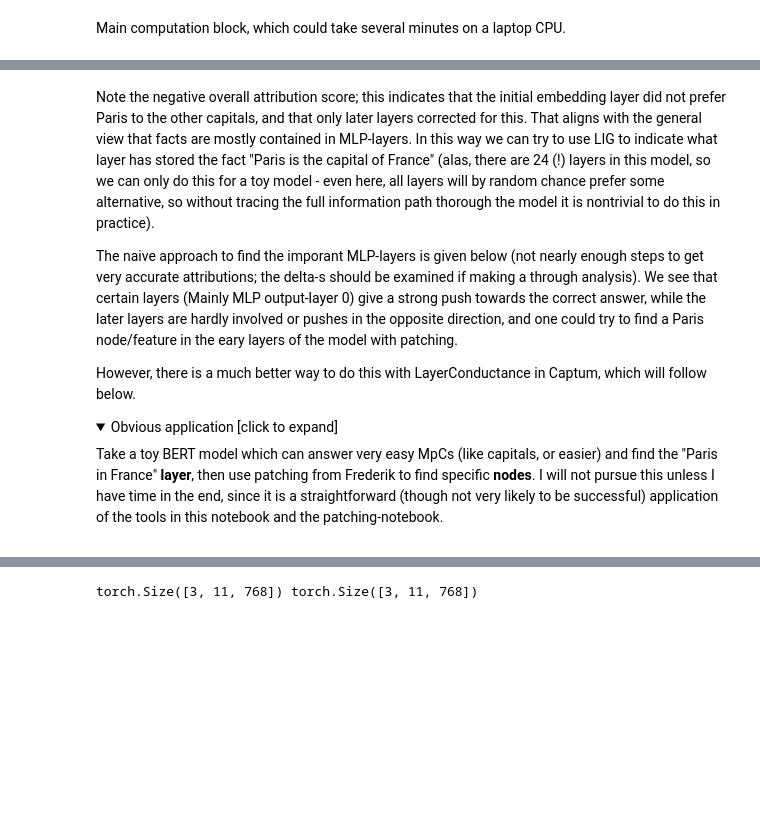
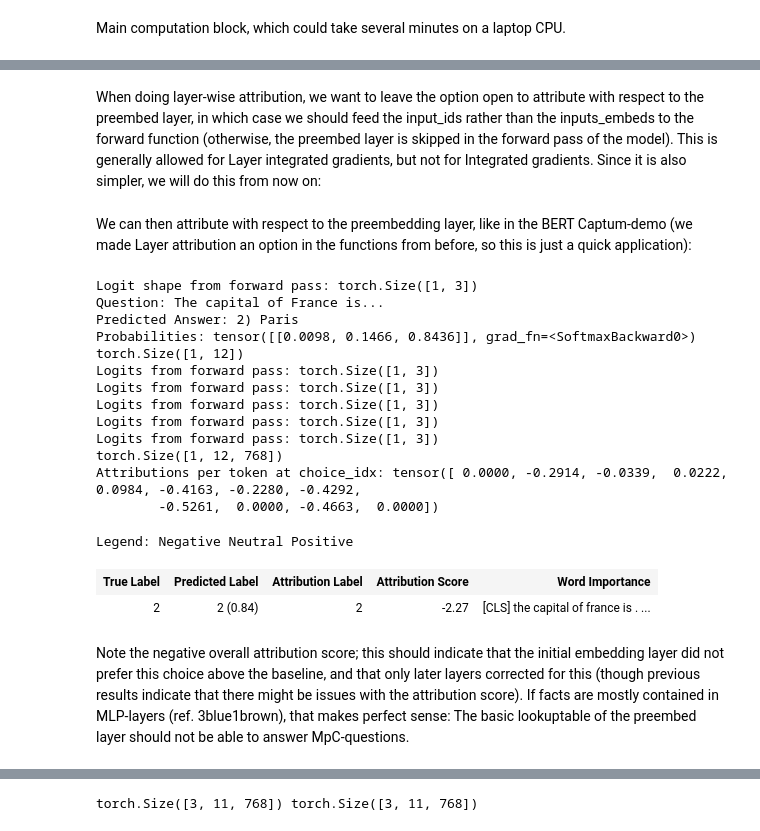
Before and after one commit to 5an0j/Circuits-INTED-2025, a Jupyter notebook: Code/MultipleChoice/FINAL_Captum_Attr_BERT.ipynb, the cells around one changed output, grey strips where cells are left out. Drawn from its saved outputs; the diff is of its cells as text; code cells hidden in the pictures; folded sections open; blank space fills up the shorter version.

```diff
--- a/Code/MultipleChoice/FINAL_Captum_Attr_BERT.ipynb
+++ b/Code/MultipleChoice/FINAL_Captum_Attr_BERT.ipynb
@@ -433,15 +578,54 @@ Often, we may want to use input attribution to get a rough idea of where a featu
 # %%
-#____________
+# Realoding toy BERT model for piecewise notebook runs - nothing new here
+model_name = 'jonastokoliu/multi_choice_bert-base-uncased_swag_finetune' # Pretrained (bad) MpC model
+model = BertForMultipleChoice.from_pretrained(model_name)
+tokenizer = BertTokenizer.from_pretrained(model_name)
+
+# Set to evaluation mode
+model.to(device)
+model.eval()
+model.zero_grad()
+# %% [markdown]
+When doing layer-wise attribution, we want to leave the option open to attribute with respect to the preembed layer, in which case we should feed the input_ids rather than the inputs_embeds to the forward function (otherwise, the preembed layer is skipped in the forward pass of the model). This is generally allowed for Layer integrated gradients, but not for Integrated gradients. Since it is also simpler, we will do this from now on:
+# %%
+def forward_func_MpC_ids(input_ids, attention_mask, token_type_ids=None):
+    """Custom forward pass for Captum Layer Integrated Gradients. Like before, but without preembedding."""
+    # shape fixes as explained before since running multiple choices
+    input_ids = input_ids.unsqueeze(0)
+    attention_mask = attention_mask.unsqueeze(0)
+    if token_type_ids is not None: token_type_ids = token_type_ids.unsqueeze(0)
+
+    logits = model(
+        input_ids=input_ids, # note: ids now (transformers-models take either)
+        attention_mask=attention_mask,
+        token_type_ids=token_type_ids
+    ).logits
+
+    if cfg.debug: print("Logits from forward pass:", logits.shape)
+    return logits.softmax(dim=-1)
+# %% [markdown]
+We can then attribute with respect to the preembedding layer, like in the BERT Captum-demo (we made Layer attribution an option in the functions from before, so this is just a quick application):
+# %%
+embed_layer = model.bert.embeddings
+attr_layer = embed_layer # if attr wrt different layer, change here
+
+do_everything(forward_func_MpC_ids, tokenizer, embed_layer, type_tokens=True, ids=True, attr_layer=attr_layer)
+# %% [output]
+Logit shape from forward pass: torch.Size([1, 3])
+Question: The capital of France is...
+Predicted Answer: 2) Paris
+Probabilities: tensor([[0.0098, 0.1466, 0.8436]], grad_fn=<SoftmaxBackward0>)
+torch.Size([1, 12])
+Logits from forward pass: torch.Size([1, 3])
+Logits from forward pass: torch.Size([1, 3])
+Logits from forward pass: torch.Size([1, 3])
+Logits from forward pass: torch.Size([1, 3])
+Logits from forward pass: torch.Size([1, 3])
+torch.Size([1, 12, 768])
+Attributions per token at choice_idx: tensor([ 0.0000, -0.2914, -0.0339,  0.0222,  0.0984, -0.4163, -0.2280, -0.4292,
+        -0.5261,  0.0000, -0.4663,  0.0000])
+Legend: Negative Neutral Positive
+| True Label | Predicted Label | Attribution Label | Attribution Score | Word Importance |
+| 2 | 2 (0.84) | 2 | -2.27 | [CLS] the capital of france is . ... |
 # %% [markdown]
-Note the negative overall attribution score; this indicates that the initial embedding layer did not prefer Paris to the other capitals, and that only later layers corrected for this. That aligns with the general view that facts are mostly contained in MLP-layers. In this way we can try to use LIG to indicate what layer has stored the fact "Paris is the capital of France" (alas, there are 24 (!) layers in this model, so we can only do this for a toy model - even here, all layers will by random chance prefer some alternative, so without tracing the full information path thorough the model it is nontrivial to do this in practice).
-
-The naive approach to find the imporant MLP-layers is given below (not nearly enough steps to get very accurate attributions; the delta-s should be examined if making a through analysis). We see that certain layers (Mainly MLP output-layer 0) give a strong push towards the correct answer, while the later layers are hardly involved or pushes in the opposite direction, and one could try to find a Paris node/feature in the eary layers of the model with patching.
-
-However, there is a much better way to do this with LayerConductance in Captum, which will follow below.
-
-<details>
-  <summary> Obvious application [click to expand]  </summary>
-
-Take a toy BERT model which can answer very easy MpCs (like capitals, or easier) and find the "Paris in France" **layer**, then use patching from Frederik to find specific **nodes**. I will not pursue this unless I have time in the end, since it is a straightforward (though not very likely to be successful) application of the tools in this notebook and the patching-notebook.
-
-</details>
+Note the negative overall attribution score; this should indicate that the initial embedding layer did not prefer this choice above the baseline, and that only later layers corrected for this (though previous results indicate that there might be issues with the attribution score). If facts are mostly contained in MLP-layers (ref. 3blue1brown), that makes perfect sense: The basic lookuptable of the preembed layer should not be able to answer MpC-questions.
```
Also changed, not shown: parts of 53 cells of this notebook.
